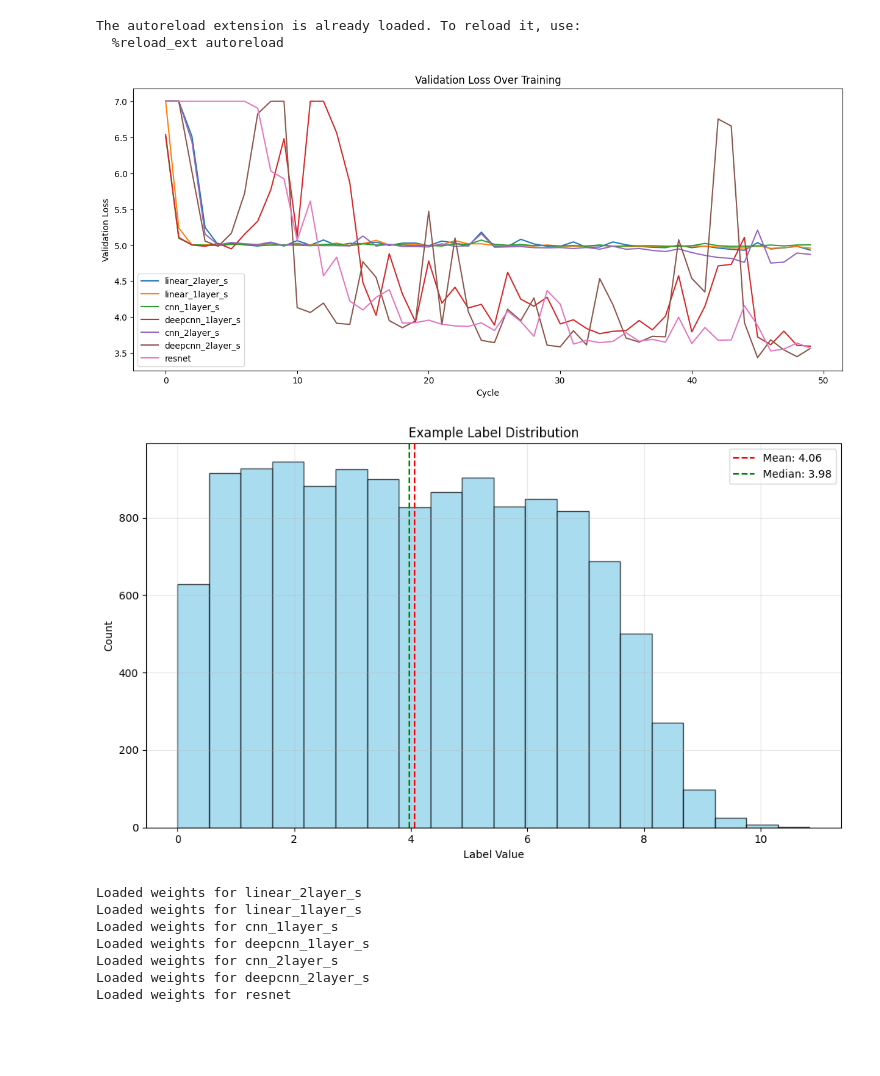
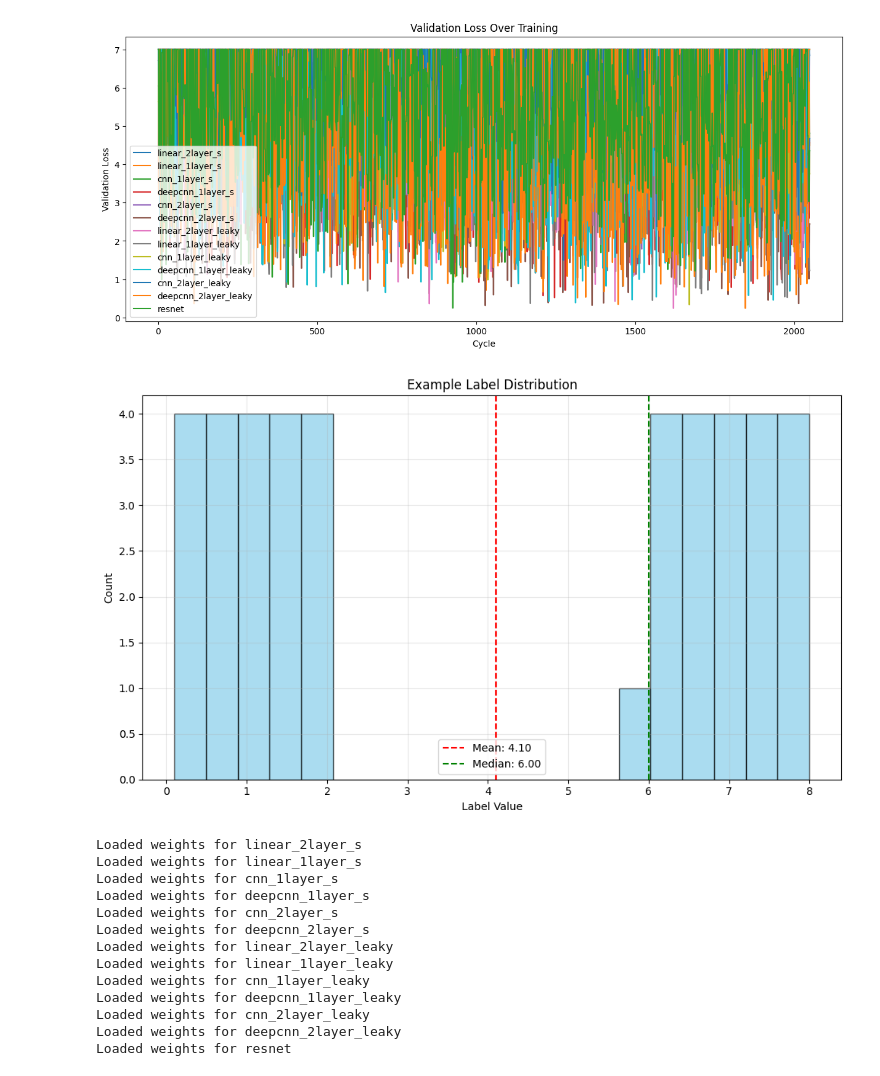
Before and after one commit to Biomedical-Imaging-Group/MolecularDiffusion_MiViT, a Jupyter notebook: train_results.ipynb, the cells around one changed output. Saved outputs shown, nothing was run; the diff lists cells and outputs as text; code cells hidden in the pictures; blank space fills up the shorter version.

Commit message:
Tracking on real data works

```diff
--- a/train_results.ipynb
+++ b/train_results.ipynb
@@ -4,37 +4,35 @@ import matplotlib.pyplot as plt
 from trainSettings import *
 from helpersPlot import *
 import pandas as pd
 import seaborn as sns
 
 
 %load_ext autoreload
 %reload_ext autoreload
 %autoreload 2
 
 
 # Load training results
-results = torch.load("training_results_real.pth",map_location=torch.device('cpu'))
+results = torch.load("training_results_ft_real.pth",map_location=torch.device('cpu'))
 
 # Extract data
 validation_losses = results["validation_losses"]
 all_labels = results["all_labels"]
 model_weights = results["model_weights"]
 plt.figure(figsize=(15, 6))  # <-- Add this line to control figure size
 
 
 # Example: Plot validation loss curves
 for model_name, losses in validation_losses.items():
     plt.plot(np.clip(losses["val_avg"],0,7), label=model_name)
 
 plt.xlabel("Cycle")
 plt.ylabel("Validation Loss")
 plt.legend()
 plt.title("Validation Loss Over Training")
 plt.show()
 # %% [output]
-The autoreload extension is already loaded. To reload it, use:
-  %reload_ext autoreload
-[figure, old version]
+[figure, new version]
 # %%
 import matplotlib.pyplot as plt
 import numpy as np
@@ -127,11 +125,11 @@ if __name__ == "__main__":
 
     plt.show()
 # %% [output]
-[figure, old version]
+[figure, new version]
 # %%
 from trainSettings import *
 
-models, optimizers, schedulers = getTrainingModels()
+models, optimizers, schedulers = getTrainingModels(try_leaky_relu=True)
 
 # Load model weights
 for name, model in models.items():
@@ -148,6 +146,12 @@ Loaded weights for cnn_1layer_s
 Loaded weights for deepcnn_1layer_s
 Loaded weights for cnn_2layer_s
 Loaded weights for deepcnn_2layer_s
+Loaded weights for linear_2layer_leaky
+Loaded weights for linear_1layer_leaky
+Loaded weights for cnn_1layer_leaky
+Loaded weights for deepcnn_1layer_leaky
+Loaded weights for cnn_2layer_leaky
+Loaded weights for deepcnn_2layer_leaky
 Loaded weights for resnet
 # %%
 # Load validation dataset (fixed, does not change across cycles)
```
Also changed, not shown: parts of 7 cells of this notebook, 6 other files.
